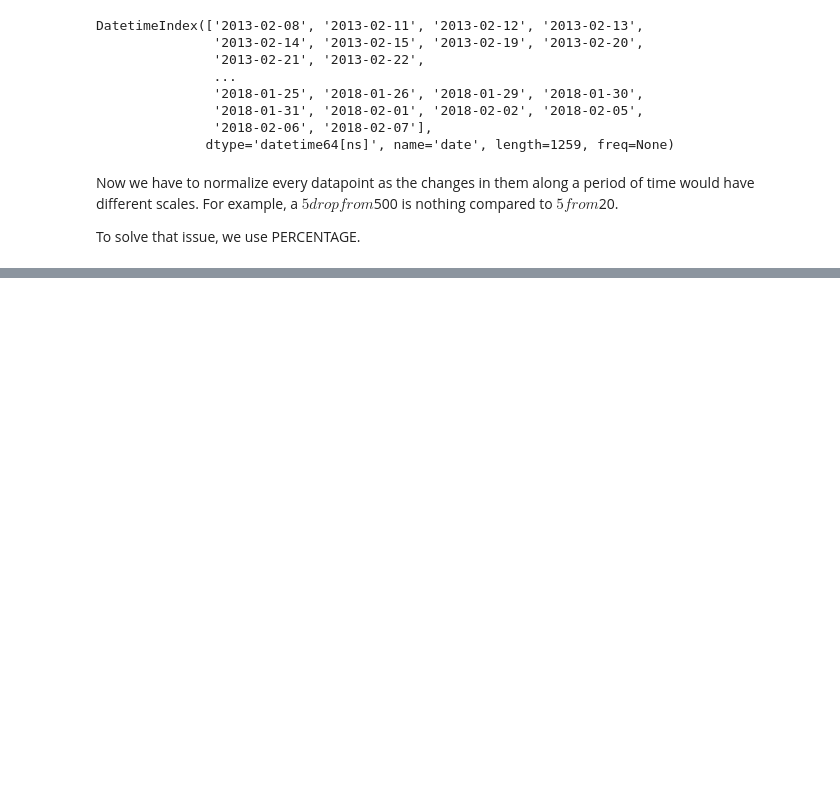
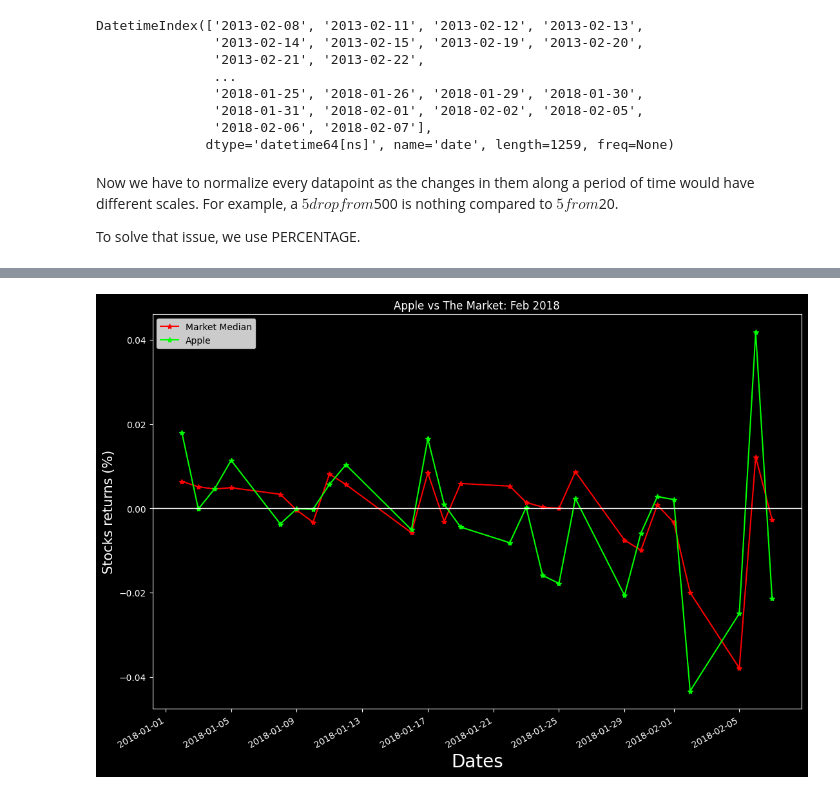
Before and after one commit to AvaneeshKad/Contagion-Map, a Jupyter notebook: contagion-map.ipynb, the cells around one changed output, grey strips where cells are left out. Cells and saved outputs as stored; diff of their text form; code cells hidden in the pictures; blank space fills up the shorter version.

```diff
--- a/contagion-map.ipynb
+++ b/contagion-map.ipynb
@@ -59,0 +88,28 @@ returns = prices.ffill().pct_change().dropna()
+# %%
+import matplotlib.pyplot as plt
+
+crash_check = pd.DataFrame({
+    'Market Median': returns.median(axis=1),
+    'Apple': returns['AAPL']
+}
+)
+
+#Filter
+early_2018 = crash_check.loc['2018-01-01':'2018-02-07']
+
+#Graph plotting
+fig = plt.figure(figsize=(13, 9), facecolor='black')
+ax = early_2018.plot(ax=plt.gca(),marker = '*', ls = '-', color=['#FF0000','#00FF00'])
+ax.set_facecolor('black')
+for spine in ax.spines.values():
+    spine.set_edgecolor('white')
+plt.title("Apple vs The Market: Feb 2018", color = 'white')
+plt.ylabel("Stocks returns (%)", color = 'white', fontsize = '15')
+plt.xlabel("Dates", color = 'white',fontsize = '20')
+ax.tick_params(axis='x',colors='white')
+ax.tick_params(axis='y',colors='white')
+plt.axhline(0, color='white', lw = 1)
+plt.grid(False)
+plt.show()
+# %% [output]
+[figure, added]
```
Also changed, not shown: parts of 1 cell of this notebook.
